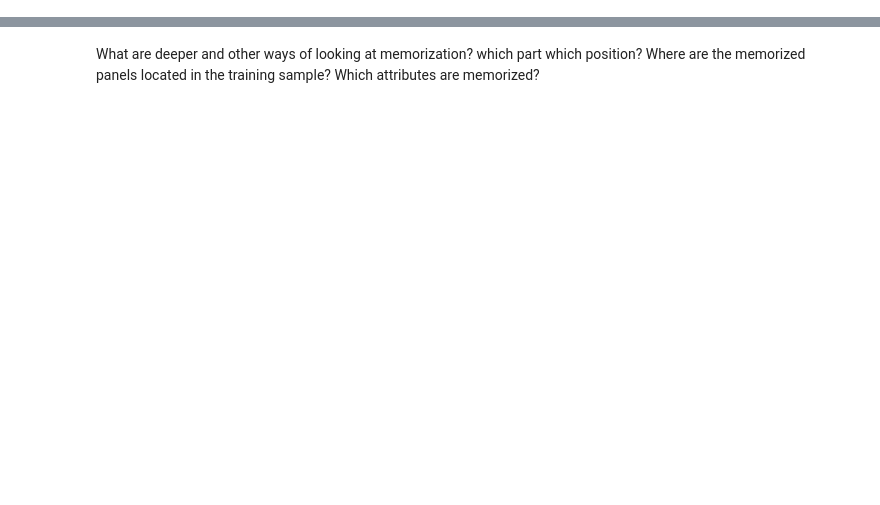
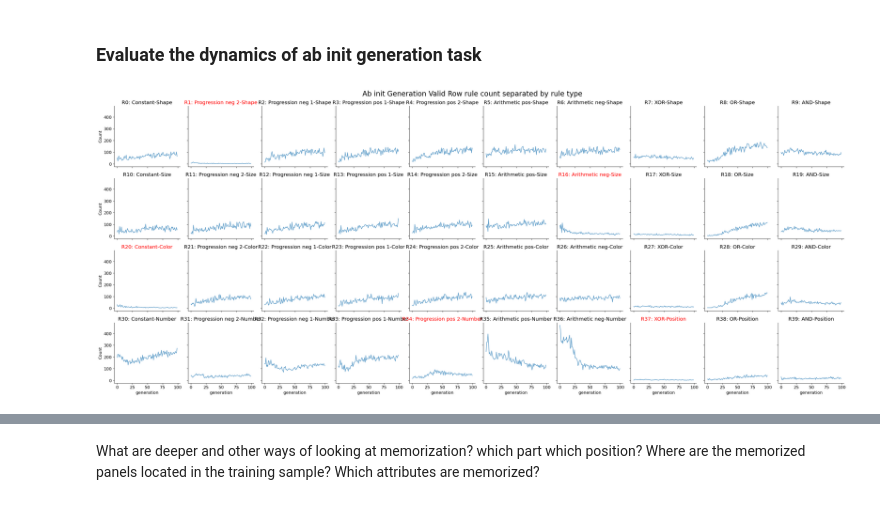
Before and after one commit to Animadversio/DiffusionReasoning, a Jupyter notebook: GPT_models/GPT_raven_memorization.ipynb, the cells around one changed output, grey strips where cells are left out. Drawn from its saved outputs; the diff is of its cells as text; code cells hidden in the pictures; blank space fills up the shorter version.

```diff
--- a/GPT_models/GPT_raven_memorization.ipynb
+++ b/GPT_models/GPT_raven_memorization.ipynb
@@ -180,0 +246,45 @@ plt.show()
+# %% [markdown]
+### Evaluate the dynamics of ab init generation task
+# %%
+valid_abinit_count_mat = []
+C3_abinit_count_mat = []
+C2_abinit_count_mat = []
+for epoch in trange(100):
+    data = th.load(join(expdir, "samples", f"eval_epoch{epoch}.pt"))
+
+    sample_tsr = data["eval_complete_abinit"]
+    C3_list = data["C3_list_abinit"]
+    C2_list = data["C2_list_abinit"]
+    rule_col_list = data["rule_col_list_abinit"]
+
+    rule_col_arr = np.array(rule_col_list, dtype=object)
+    # number of prompts following each rule.
+    row_rule_vec = np.concatenate(list(rule_col_arr[:,:].flatten())).astype(int)
+    # row_rule_vec = rule_col_arr[:,:].astype(int)
+    rule_ids, cond_counts = np.unique(row_rule_vec, return_counts=True)
+    valid_count_vec = np.zeros((40,), dtype=int)
+    valid_count_vec[rule_ids] = cond_counts
+
+    C3_total = sum([len(C3) for C3 in C3_list if len(C3)>0])
+    rule_pool = np.concatenate(list(C3_list)).astype(int)
+    rule_ids, C3_rule_counts = np.unique(rule_pool, return_counts=True)
+    C3_count_vec = np.zeros((40,), dtype=int)
+    C3_count_vec[rule_ids] = C3_rule_counts
+
+    C2_total = sum([len(C2) for C2 in C2_list if len(C2)>0])
+    rule_pool = np.concatenate(list(C2_list)).astype(int)
+    rule_ids, C2_rule_counts = np.unique(rule_pool, return_counts=True)
+    C2_count_vec = np.zeros((40,), dtype=int)
+    C2_count_vec[rule_ids] = C2_rule_counts
+
+    valid_abinit_count_mat.append(valid_count_vec)
+    C3_abinit_count_mat.append(C3_count_vec)
+    C2_abinit_count_mat.append(C2_count_vec)
+valid_abinit_count_mat = np.array(valid_abinit_count_mat)
+C3_abinit_count_mat = np.array(C3_abinit_count_mat)
+C2_abinit_count_mat = np.array(C2_abinit_count_mat)
+# %%
+figh, axs = visualize_indiv_rule_dynam(range(100), valid_abinit_count_mat, conv_wid=1, heldout_id=[1, 16, 20, 34, 37],
+                                       titlestr="Ab init Generation Valid Row rule count separated by rule type", ylabel="Count")
+# %% [output]
+[figure, added]
```
Also changed, not shown: parts of 39 cells of this notebook.
